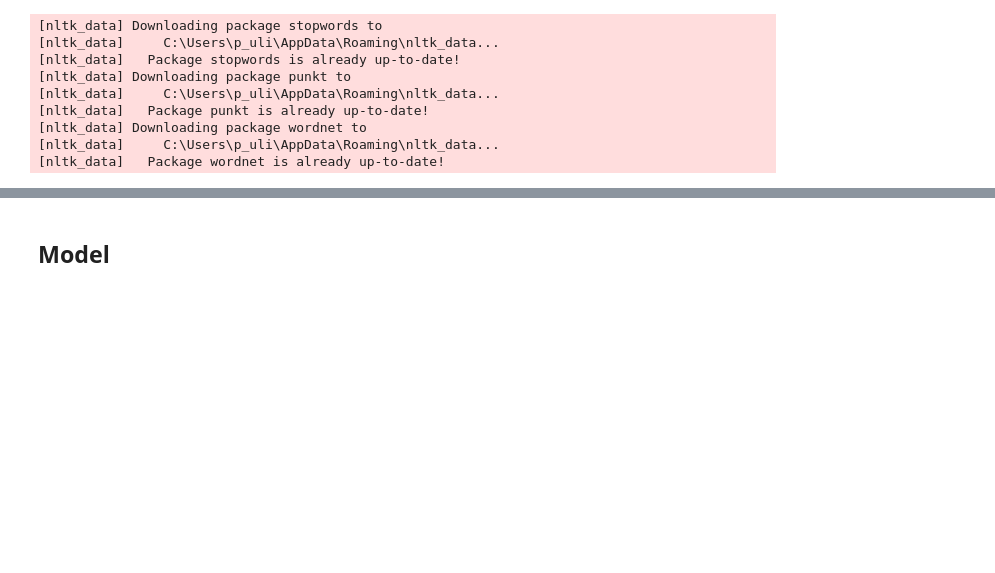
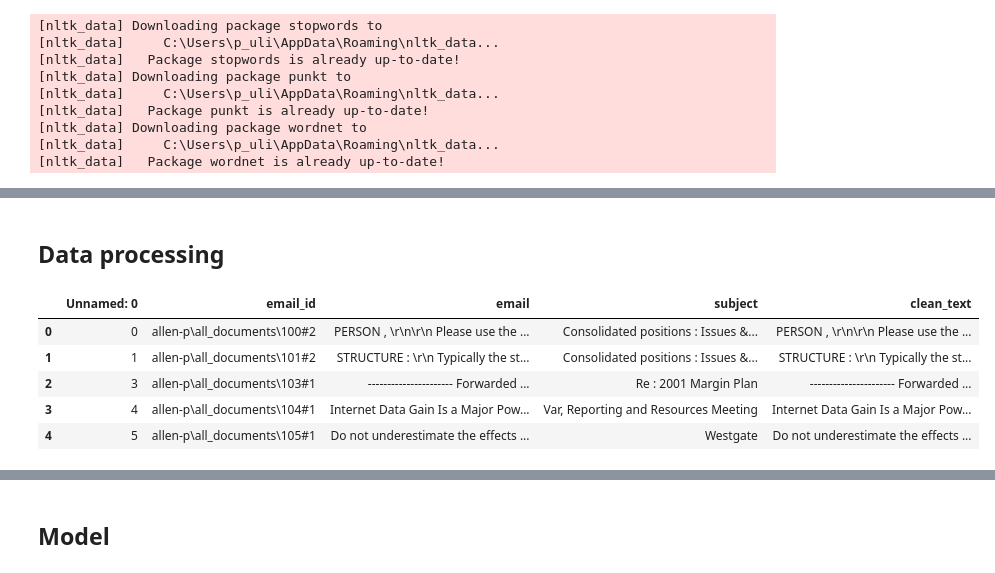
Before and after one commit to UlisesHdzG/Hierarchical-topic-modeling-on-financial-docs, a Jupyter notebook: BERTopic-fine tunning.ipynb, the cells around one changed output, grey strips where cells are left out. Saved outputs shown, nothing was run; the diff lists cells and outputs as text; code cells hidden in the pictures; blank space fills up the shorter version.

```diff
--- a/BERTopic-fine tunning.ipynb
+++ b/BERTopic-fine tunning.ipynb
@@ -42,4 +47,4 @@ from nltk.stem.wordnet import WordNetLemmatizer         # Import Lemmatizer.
 [nltk_data]     C:\Users\p_uli\AppData\Roaming\nltk_data...
 [nltk_data]   Package wordnet is already up-to-date!
 # %%
-data= pd.read_csv(r'C:\Users\p_uli\Desktop\Columbia University\Cursos\Fall 22\Capstone\Data\split_threads_cleaned.csv')
+data= pd.read_csv(r'C:\Users\p_uli\Desktop\Columbia University\Cursos\Fall 22\Capstone\Data\mask_name.csv')
@@ -45,0 +60,35 @@ data= pd.read_csv(r'C:\Users\p_uli\Desktop\Columbia University\Cursos\Fall 22\Ca
+# %% [markdown]
+## Data processing
+# %%
+data['email'] = data['email'].str.strip()
+#data['subject'] = data['subject'].str.strip()
+# %%
+# utl removal
+def remove_url(text):
+    regex = r"(?i)\b((?:https?://|www\d{0,3}[.]|[a-z0-9.\-]+[.][a-z]{2,4}/)(?:[^\s()<>]+|\(([^\s()<>]+|(\([^\s()<>]+\)))*\))+(?:\(([^\s()<>]+|(\([^\s()<>]+\)))*\)|[^\s`!()\[\]{};:'\".,<>?«»“”‘’]))"
+    #text = re.sub(r'^https?:\/\/.*[\r\n]*', '', text, flags=re.MULTILINE)
+    text = re.sub(regex, '', text, flags=re.MULTILINE)
+    return text
+data['clean_text'] = data['email'].apply(lambda x: remove_url(x))
+# %%
+# html tag removal
+def strip_html(text):
+    soup = BeautifulSoup(text, "html.parser")
+    return soup.get_text()
+
+data['clean_text'] = data['clean_text'].apply(lambda x: strip_html(x))
+# %%
+# contractions removal
+def replace_contractions(text):
+    """Replace contractions in string of text"""
+    return contractions.fix(text)
+
+data['clean_text'] = data['clean_text'].apply(lambda x: replace_contractions(x))
+data.head()
+# %% [output]
+|  | Unnamed: 0 | email_id | email | subject | clean_text |
+| 0 | 0 | allen-p\all_documents\100#2 | PERSON , \r\n\r\n Please use the ... | Consolidated positions : Issues &... | PERSON , \r\n\r\n Please use the ... |
+| 1 | 1 | allen-p\all_documents\101#2 | STRUCTURE : \r\n Typically the st... | Consolidated positions : Issues &... | STRUCTURE : \r\n Typically the st... |
+| 2 | 3 | allen-p\all_documents\103#1 | ---------------------- Forwarded ... | Re : 2001 Margin Plan | ---------------------- Forwarded ... |
+| 3 | 4 | allen-p\all_documents\104#1 | Internet Data Gain Is a Major Pow... | Var, Reporting and Resources Meeting | Internet Data Gain Is a Major Pow... |
+| 4 | 5 | allen-p\all_documents\105#1 | Do not underestimate the effects ... | Westgate | Do not underestimate the effects ... |
```
Also changed, not shown: parts of 33 cells of this notebook.
